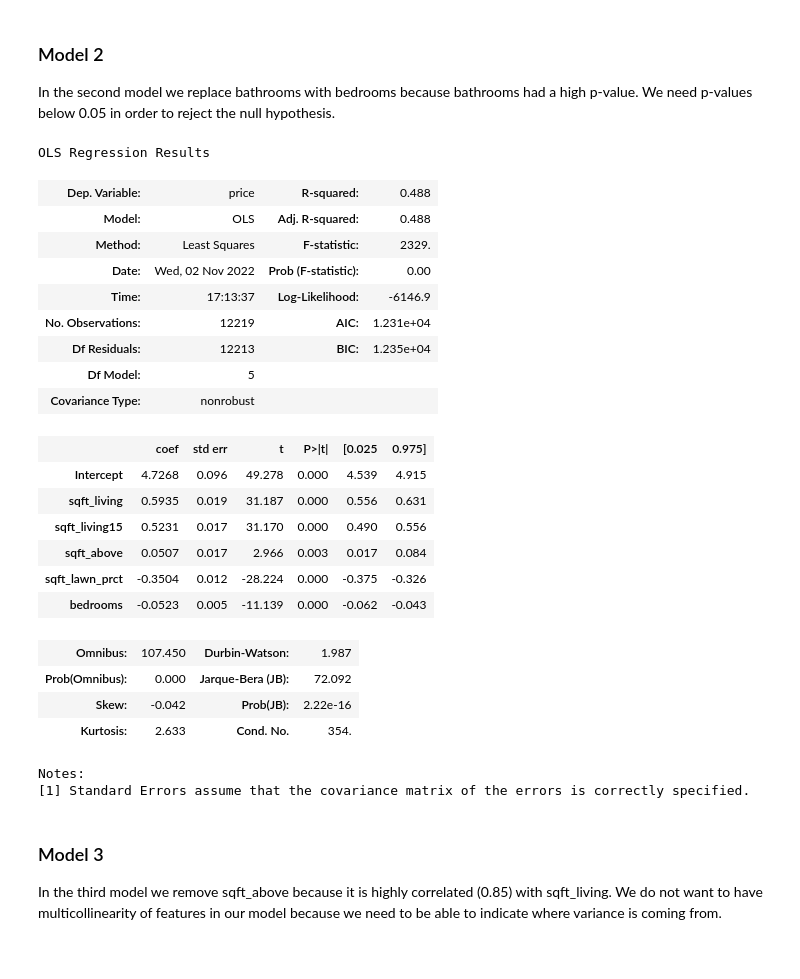
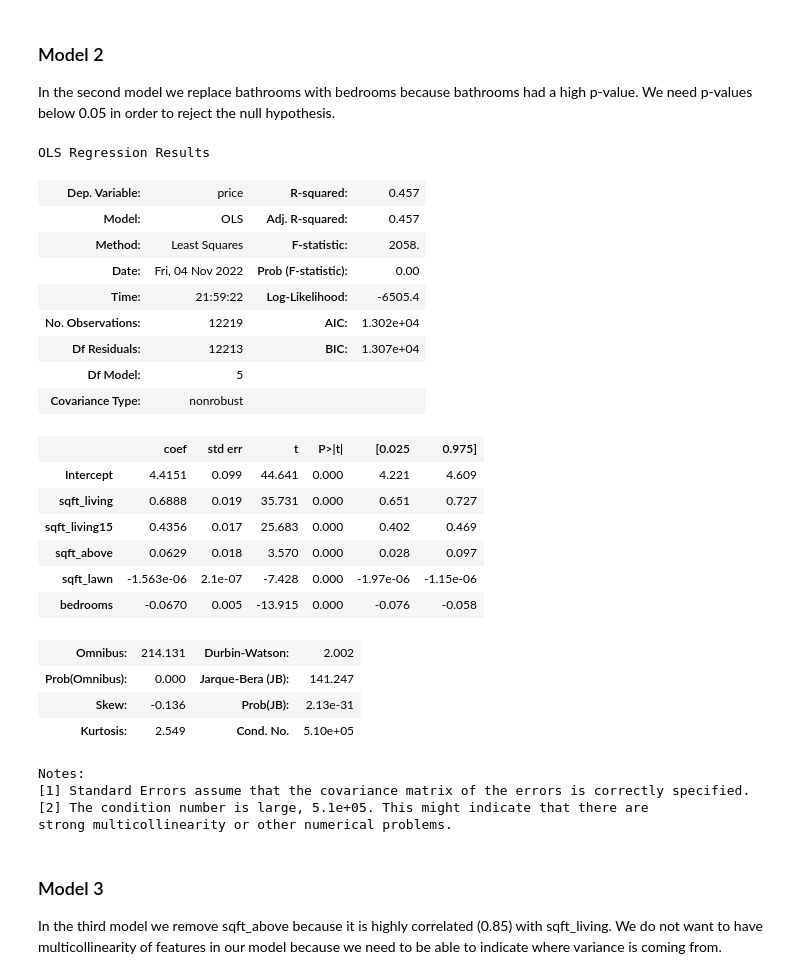
Before and after one commit to SSGrasland/Linear-Regression-on-Housing-Data, a Jupyter notebook: Phase 2 Project.ipynb, the cells around one changed output. Cells and saved outputs as stored; diff of their text form; code cells hidden in the pictures.

```diff
--- a/Phase 2 Project.ipynb
+++ b/Phase 2 Project.ipynb
@@ -242,15 +243,15 @@ data['sqft_lawn'] = data['sqft_lot'].subtract(data['sqft_living'])
 data['sqft_lawn15'] = data['sqft_lot15'].subtract(data['sqft_living15'])
 # %%
 #engineering columns that show lawn as percentage of the lot
-data['sqft_lawn_prct'] = data['sqft_lawn']/data['sqft_lot']
-data['sqft_lawn_prct15'] = data['sqft_lawn15']/data['sqft_lot15']
+#data['sqft_lawn_prct'] = data['sqft_lawn']/data['sqft_lot']
+#data['sqft_lawn_prct15'] = data['sqft_lawn15']/data['sqft_lot15']
 # %%
 #dropping sqft_lawn & sqft_lawn15 because they just needed to
 #engingeer sqft_lawn_prct & sqft_lawn_prct15
 #dropping zone because it was just needed to limit the dataset
 
-data.drop('sqft_lawn', axis=1, inplace=True)
-data.drop('sqft_lawn15', axis=1, inplace=True)
+#data.drop('sqft_lawn', axis=1, inplace=True)
+#data.drop('sqft_lawn15', axis=1, inplace=True)
 data.drop('zone', axis=1, inplace=True)
 # %% [markdown]
 The dataset now contains all columns needed for our analysis and is not missing any values.
@@ -543,32 +600,34 @@ Notes:
 In the second model we replace bathrooms with bedrooms because bathrooms had a high p-value. We need p-values below 0.05 in order to reject the null hypothesis.
 # %%
 #replacing bathroom with bedroom because better p-value
-Model_2 = smf.ols(formula='price ~ sqft_living + sqft_living15 + sqft_above + sqft_lawn_prct + bedrooms', data=data).fit()
+Model_2 = smf.ols(formula='price ~ sqft_living + sqft_living15 + sqft_above + sqft_lawn + bedrooms', data=data).fit()
 Model_2.summary()
 # %% [output]
 OLS Regression Results
-| Dep. Variable: | price | R-squared: | 0.488 |
-| Model: | OLS | Adj. R-squared: | 0.488 |
-| Method: | Least Squares | F-statistic: | 2329. |
-| Date: | Wed, 02 Nov 2022 | Prob (F-statistic): | 0.00 |
-| Time: | 17:13:37 | Log-Likelihood: | -6146.9 |
-| No. Observations: | 12219 | AIC: | 1.231e+04 |
-| Df Residuals: | 12213 | BIC: | 1.235e+04 |
+| Dep. Variable: | price | R-squared: | 0.457 |
+| Model: | OLS | Adj. R-squared: | 0.457 |
+| Method: | Least Squares | F-statistic: | 2058. |
+| Date: | Fri, 04 Nov 2022 | Prob (F-statistic): | 0.00 |
+| Time: | 21:59:22 | Log-Likelihood: | -6505.4 |
+| No. Observations: | 12219 | AIC: | 1.302e+04 |
+| Df Residuals: | 12213 | BIC: | 1.307e+04 |
 | Df Model: | 5 |  |  |
 | Covariance Type: | nonrobust |  |  |
 |  | coef | std err | t | P>|t| | [0.025 | 0.975] |
-| Intercept | 4.7268 | 0.096 | 49.278 | 0.000 | 4.539 | 4.915 |
-| sqft_living | 0.5935 | 0.019 | 31.187 | 0.000 | 0.556 | 0.631 |
-| sqft_living15 | 0.5231 | 0.017 | 31.170 | 0.000 | 0.490 | 0.556 |
-| sqft_above | 0.0507 | 0.017 | 2.966 | 0.003 | 0.017 | 0.084 |
-| sqft_lawn_prct | -0.3504 | 0.012 | -28.224 | 0.000 | -0.375 | -0.326 |
-| bedrooms | -0.0523 | 0.005 | -11.139 | 0.000 | -0.062 | -0.043 |
+| Intercept | 4.4151 | 0.099 | 44.641 | 0.000 | 4.221 | 4.609 |
+| sqft_living | 0.6888 | 0.019 | 35.731 | 0.000 | 0.651 | 0.727 |
+| sqft_living15 | 0.4356 | 0.017 | 25.683 | 0.000 | 0.402 | 0.469 |
+| sqft_above | 0.0629 | 0.018 | 3.570 | 0.000 | 0.028 | 0.097 |
+| sqft_lawn | -1.563e-06 | 2.1e-07 | -7.428 | 0.000 | -1.97e-06 | -1.15e-06 |
+| bedrooms | -0.0670 | 0.005 | -13.915 | 0.000 | -0.076 | -0.058 |
-| Omnibus: | 107.450 | Durbin-Watson: | 1.987 |
-| Prob(Omnibus): | 0.000 | Jarque-Bera (JB): | 72.092 |
-| Skew: | -0.042 | Prob(JB): | 2.22e-16 |
-| Kurtosis: | 2.633 | Cond. No. | 354. |
+| Omnibus: | 214.131 | Durbin-Watson: | 2.002 |
+| Prob(Omnibus): | 0.000 | Jarque-Bera (JB): | 141.247 |
+| Skew: | -0.136 | Prob(JB): | 2.13e-31 |
+| Kurtosis: | 2.549 | Cond. No. | 5.10e+05 |
 Notes:
 [1] Standard Errors assume that the covariance matrix of the errors is correctly specified.
+[2] The condition number is large, 5.1e+05. This might indicate that there are
+strong multicollinearity or other numerical problems.
 # %% [markdown]
 ### Model 3
 In the third model we remove sqft_above because it is highly correlated (0.85) with sqft_living. We do not want to have multicollinearity of features in our model because we need to be able to indicate where variance is coming from.
```
Also changed, not shown: parts of 28 cells of this notebook.
